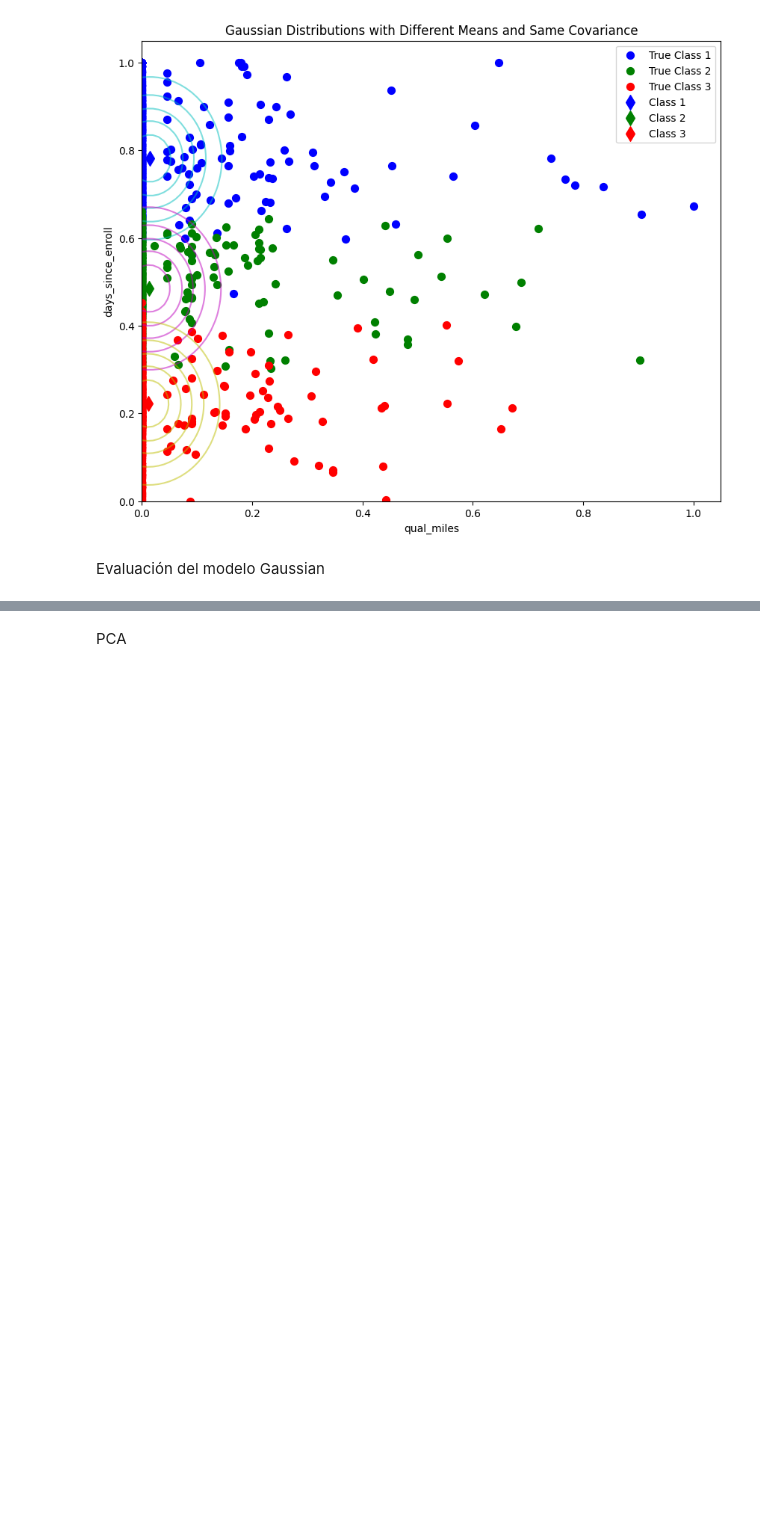
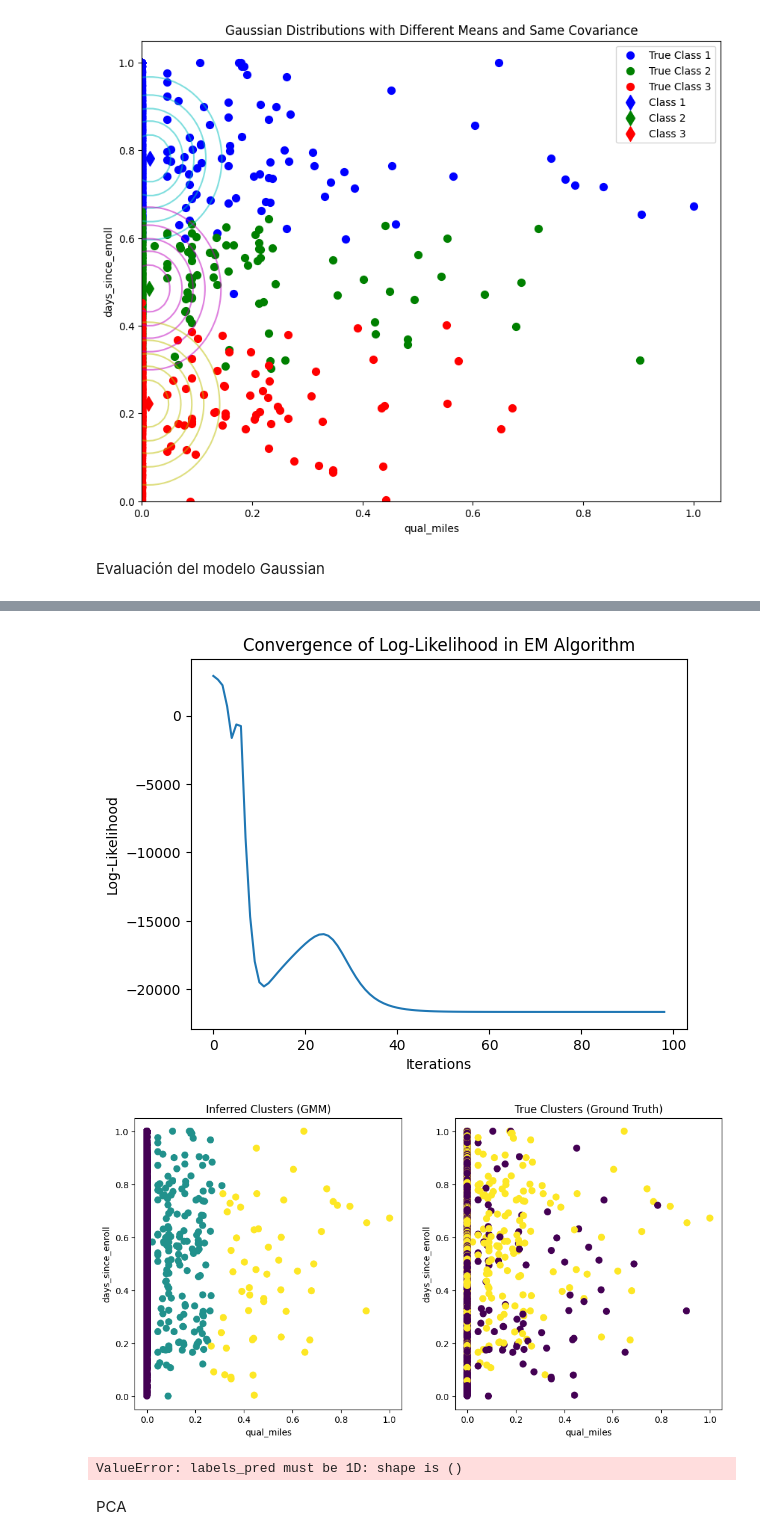
Before and after one commit to kennethLeonel/MachineLearning2, a Jupyter notebook: Taller1/Aerolinea.ipynb, the cells around one changed output, grey strips where cells are left out. Cells and saved outputs as stored; diff of their text form; code cells hidden in the pictures; blank space fills up the shorter version.

```diff
--- a/Taller1/Aerolinea.ipynb
+++ b/Taller1/Aerolinea.ipynb
@@ -423,0 +417,67 @@ plt.show()
+# %%
+# Compute Log-Likelihood
+def compute_log_likelihood(X, pi, mu, Sigma):
+    """ Compute the Log-Likelihood to monitor convergence. """
+    log_likelihood = 0
+    for k in range(K):
+        try:
+            prob = pi[k] * multivariate_normal.pdf(X, mean=mu[k], cov=ensure_positive_definite(Sigma[k]))
+            prob += epsilon  # Prevents log(0)
+            log_likelihood += np.sum(np.log(prob))
+        except np.linalg.LinAlgError:
+            print(f"Warning: Fixing covariance matrix for cluster {k}")
+            Sigma[k] = ensure_positive_definite(Sigma[k])
+            prob = pi[k] * multivariate_normal.pdf(X, mean=mu[k], cov=Sigma[k]) + epsilon
+            log_likelihood += np.sum(np.log(prob))
+
+    return log_likelihood
+# %%
+# EM Algorithm for GMM
+max_iters = 100  # Maximum iterations
+tol = 1e-4  # Convergence threshold
+log_likelihoods = []
+prev_log_likelihood = -np.inf  # Initialize with a very low value
+
+for i in range(max_iters):
+    gamma = expectation_step(X_2d, mu, Sigma, pi)
+    pi, mu, Sigma = maximization_step(X_2d, gamma)
+
+    # Compute log-likelihood
+    log_likelihood = compute_log_likelihood(X_2d, pi, mu, Sigma)
+    log_likelihoods.append(log_likelihood)
+
+    print(f"Iteration {i+1}, Log-Likelihood: {log_likelihood:.4f}")
+
+    # Check for convergence
+    if np.abs(log_likelihood - prev_log_likelihood) < tol:
+        print(f"Converged at iteration {i+1}.")
+        break
+    prev_log_likelihood = log_likelihood
+
+# Plot log-likelihood evolution
+plt.plot(log_likelihoods)
+plt.xlabel('Iterations')
+plt.ylabel('Log-Likelihood')
+plt.title('Convergence of Log-Likelihood in EM Algorithm')
+plt.show()
+
+# Assign cluster labels based on maximum responsibility
+Z = np.argmax(gamma, axis=1)
+
+# Visualization: True vs Predicted Clusters
+fig, ax = plt.subplots(ncols=2, nrows=1, figsize=(12, 6))
+
+# Plot predicted clusters
+ax[0].scatter(X_2d[:, 0], X_2d[:, 1], marker='o', c=Z, s=50, cmap='viridis')
+ax[0].set_xlabel('qual_miles')
+ax[0].set_ylabel('days_since_enroll')
+ax[0].set_title('Inferred Clusters (GMM)')
+
+# Plot ground truth clusters
+ax[1].scatter(X_2d[:, 0], X_2d[:, 1], marker='o', c=y, s=50, cmap='viridis')
+ax[1].set_xlabel('qual_miles')
+ax[1].set_ylabel('days_since_enroll')
+ax[1].set_title('True Clusters (Ground Truth)')
+
+plt.show()
+# %% [output]
@@ -424,6 +501,10 @@ plt.show()
+[figure, added]
+[figure, added]
 # %%
 from sklearn.metrics import rand_score
-print(rand_score(y, np.argmax(Z,axis = 1)))
+print(rand_score(y, np.argmax(Z)))
+# %% [output]
+ValueError: labels_pred must be 1D: shape is ()
 # %% [markdown]
 PCA
 # %%
```
Also changed, not shown: parts of 16 cells of this notebook.
